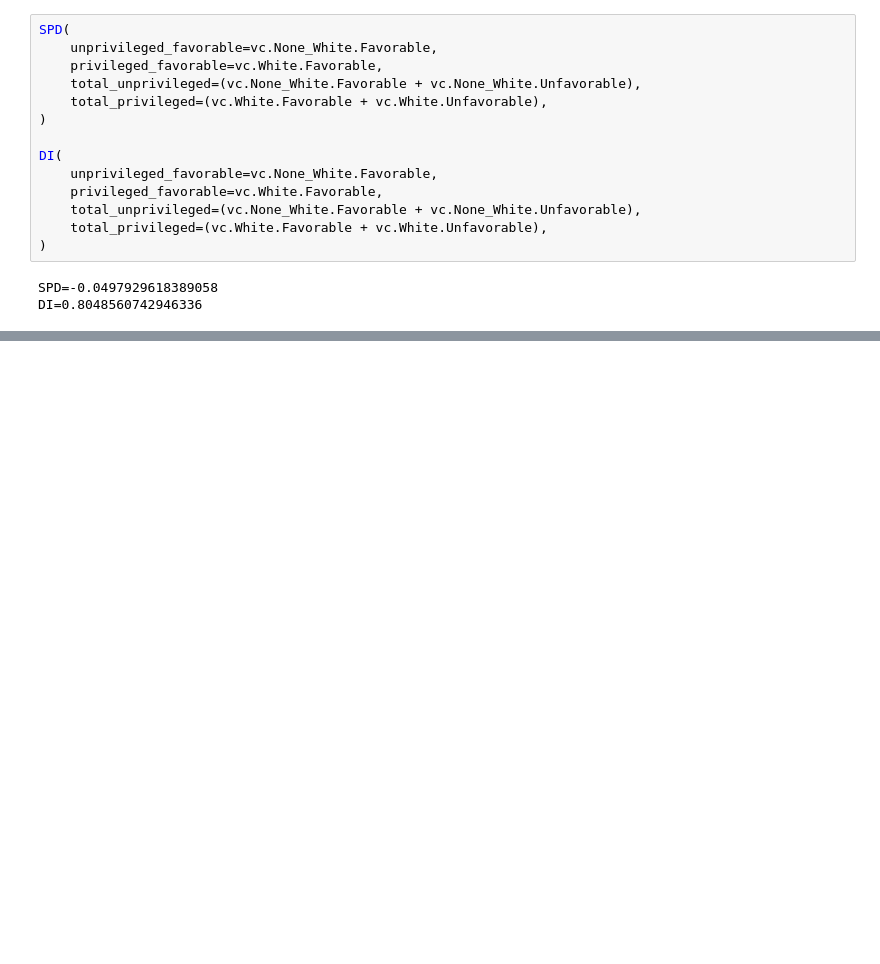
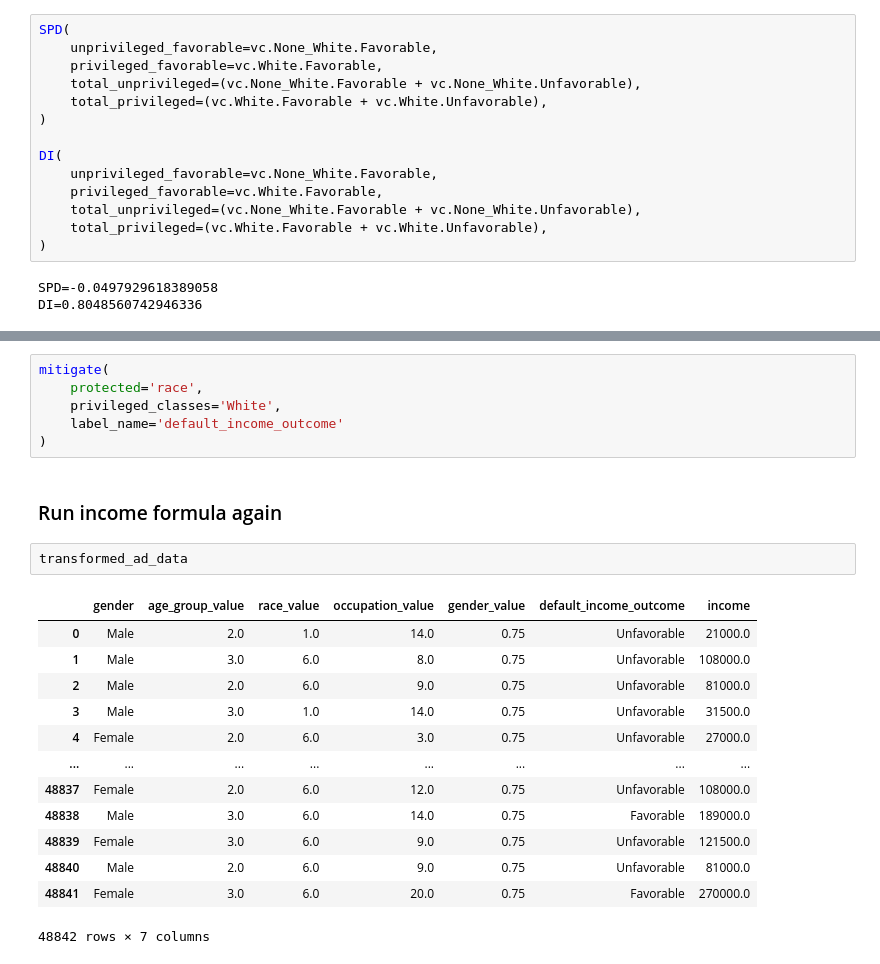
Before and after one commit to rahalrsh/adult-income-project, a Jupyter notebook: adult-income.ipynb, the cells around one changed output, grey strips where cells are left out. Drawn from its saved outputs; the diff is of its cells as text; blank space fills up the shorter version.

Commit message:
mitigate

```diff
--- a/adult-income.ipynb
+++ b/adult-income.ipynb
@@ -911,0 +578,24 @@ data_step5.shape
+# %%
+mitigate(
+    protected='race',
+    privileged_classes='White',
+    label_name='default_income_outcome'
+)
+# %% [markdown]
+### Run income formula again
+# %%
+transformed_ad_data
+# %% [output]
+|  | gender | age_group_value | race_value | occupation_value | gender_value | default_income_outcome | income |
+| 0 | Male | 2.0 | 1.0 | 14.0 | 0.75 | Unfavorable | 21000.0 |
+| 1 | Male | 3.0 | 6.0 | 8.0 | 0.75 | Unfavorable | 108000.0 |
+| 2 | Male | 2.0 | 6.0 | 9.0 | 0.75 | Unfavorable | 81000.0 |
+| 3 | Male | 3.0 | 1.0 | 14.0 | 0.75 | Unfavorable | 31500.0 |
+| 4 | Female | 2.0 | 6.0 | 3.0 | 0.75 | Unfavorable | 27000.0 |
+| ... | ... | ... | ... | ... | ... | ... | ... |
+| 48837 | Female | 2.0 | 6.0 | 12.0 | 0.75 | Unfavorable | 108000.0 |
+| 48838 | Male | 3.0 | 6.0 | 14.0 | 0.75 | Favorable | 189000.0 |
+| 48839 | Female | 3.0 | 6.0 | 9.0 | 0.75 | Unfavorable | 121500.0 |
+| 48840 | Male | 2.0 | 6.0 | 9.0 | 0.75 | Unfavorable | 81000.0 |
+| 48841 | Female | 3.0 | 6.0 | 20.0 | 0.75 | Favorable | 270000.0 |
+48842 rows × 7 columns
```
Also changed, not shown: parts of 73 cells of this notebook.
